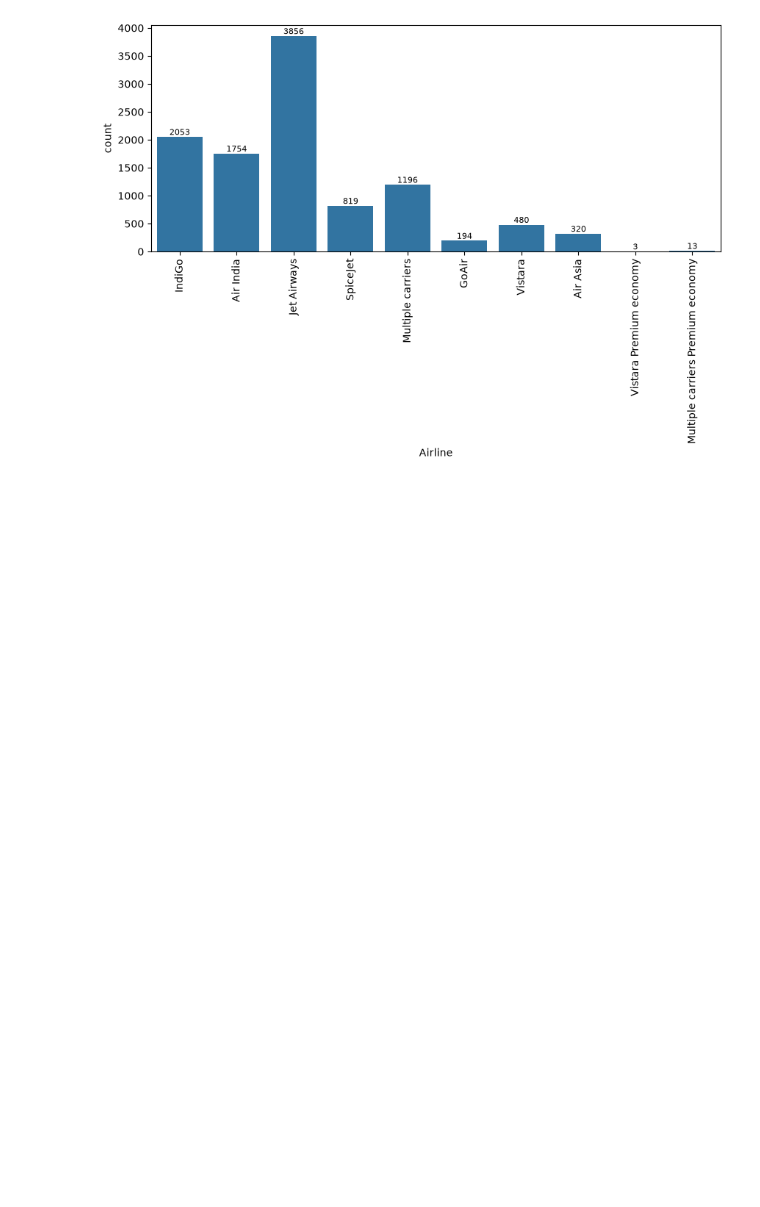
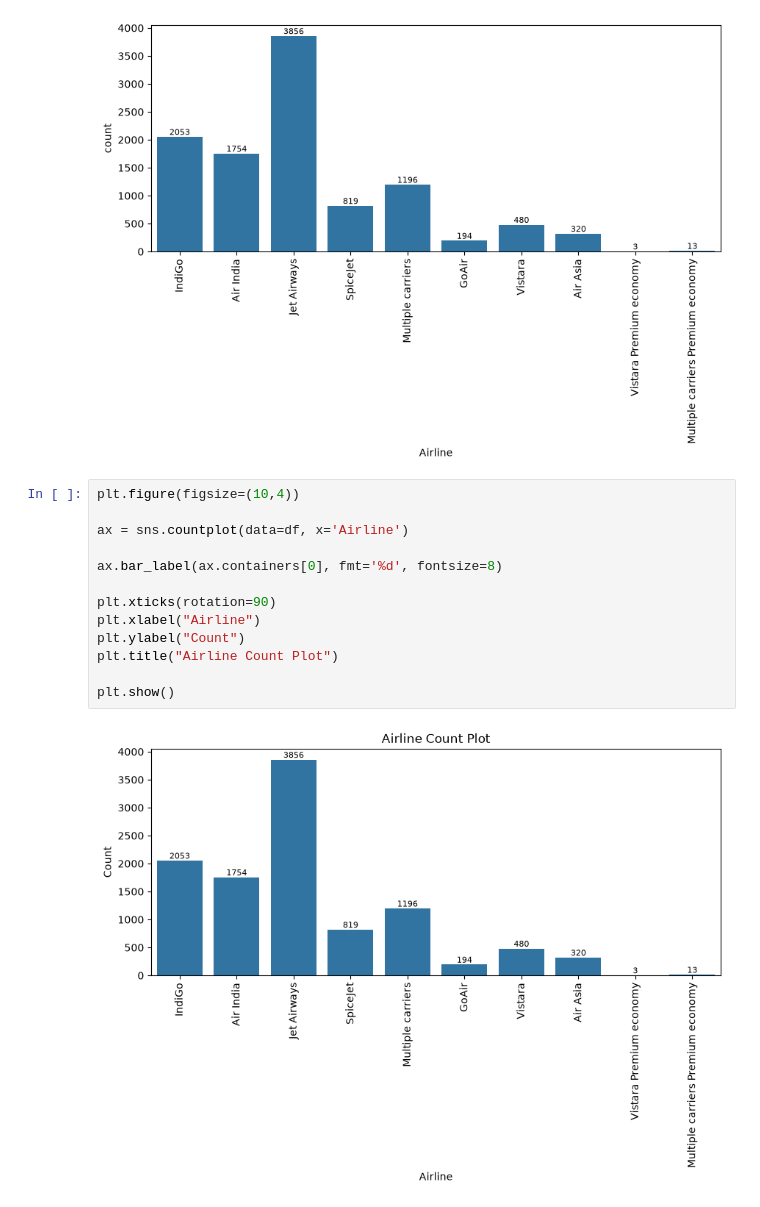
Before and after one commit to vaishnavidhanavade/03-Data-Manupulation-Pandas, a Jupyter notebook: 01.Pandas-Level-01.ipynb/4_plotting-01.ipynb, the cells around one changed output. Saved outputs shown, nothing was run; the diff lists cells and outputs as text; blank space fills up the shorter version.

Commit message:
plots

```diff
--- a/01.Pandas-Level-01.ipynb/4_plotting-01.ipynb
+++ b/01.Pandas-Level-01.ipynb/4_plotting-01.ipynb
@@ -328,3 +328,18 @@ plt.xticks(rotation=90)
 plt.show()
 # %% [output]
 [figure]
+# %%
+plt.figure(figsize=(10,4))
+
+ax = sns.countplot(data=df, x='Airline')
+
+ax.bar_label(ax.containers[0], fmt='%d', fontsize=8)
+
+plt.xticks(rotation=90)
+plt.xlabel("Airline")
+plt.ylabel("Count")
+plt.title("Airline Count Plot")
+
+plt.show()
+# %% [output]
+[figure, added]
```
